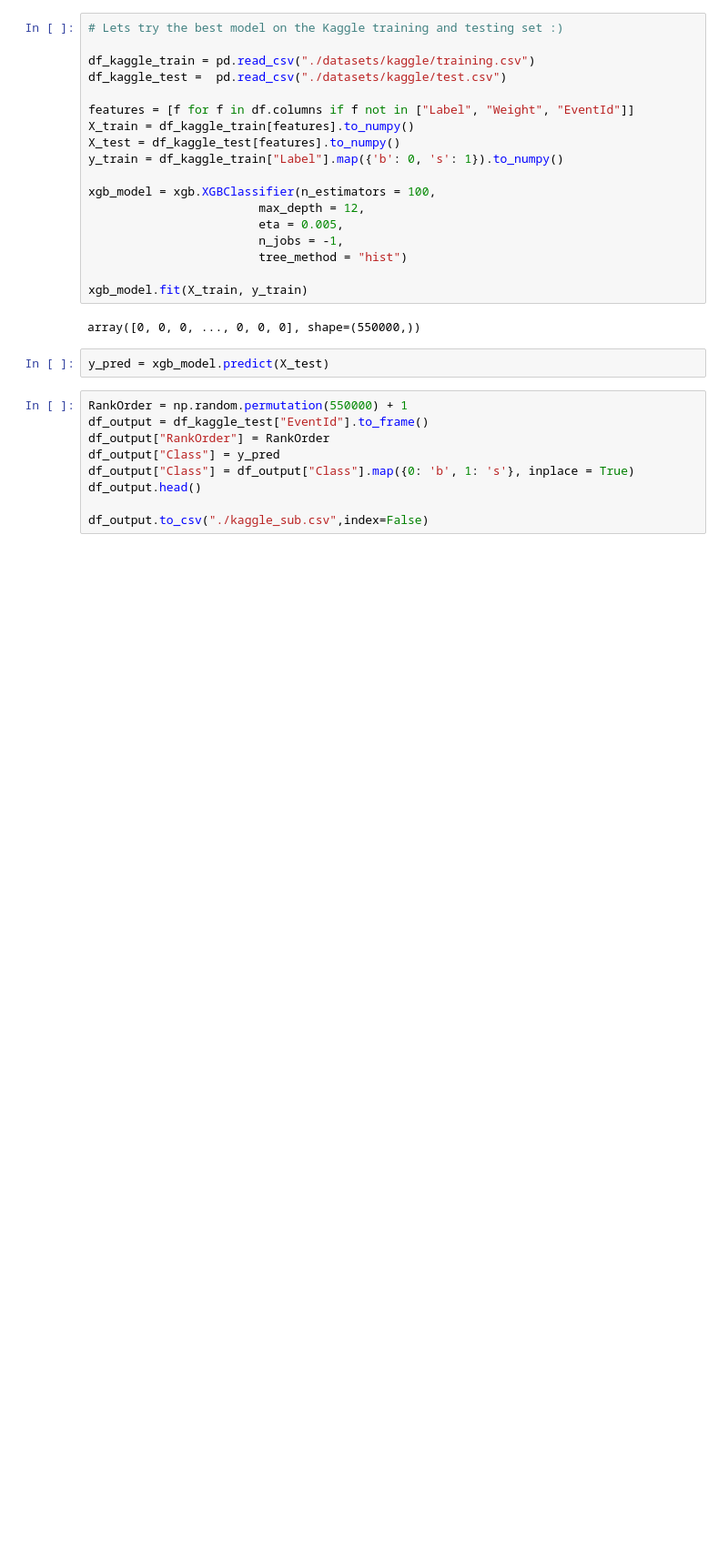
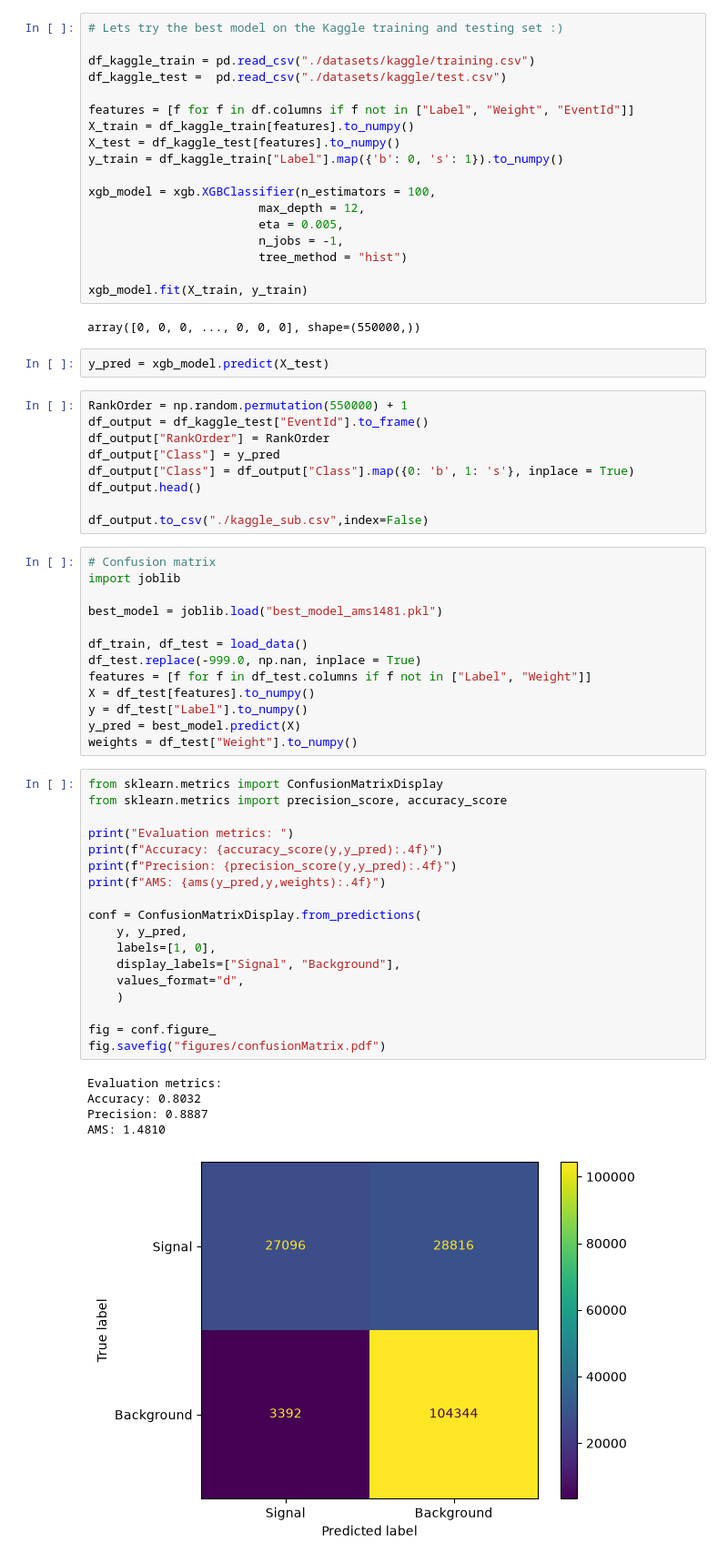
Before and after one commit to Olle-Andersson/MLP-final-project, a Jupyter notebook: training.ipynb, the cells around one changed output. Shown at 91% size. Cells and saved outputs as stored; diff of their text form; blank space fills up the shorter version.

Commit message:
Added confusion

```diff
--- a/training.ipynb
+++ b/training.ipynb
@@ -249,3 +247,40 @@ df_output["Class"] = df_output["Class"].map({0: 'b', 1: 's'}, inplace = True)
 df_output.head()
 
 df_output.to_csv("./kaggle_sub.csv",index=False)
+# %%
+# Confusion matrix
+import joblib
+
+best_model = joblib.load("best_model_ams1481.pkl")
+
+df_train, df_test = load_data()
+df_test.replace(-999.0, np.nan, inplace = True)
+features = [f for f in df_test.columns if f not in ["Label", "Weight"]]
+X = df_test[features].to_numpy()
+y = df_test["Label"].to_numpy()
+y_pred = best_model.predict(X)
+weights = df_test["Weight"].to_numpy()
+# %%
+from sklearn.metrics import ConfusionMatrixDisplay
+from sklearn.metrics import precision_score, accuracy_score
+
+print("Evaluation metrics: ")
+print(f"Accuracy: {accuracy_score(y,y_pred):.4f}")
+print(f"Precision: {precision_score(y,y_pred):.4f}")
+print(f"AMS: {ams(y_pred,y,weights):.4f}")
+
+conf = ConfusionMatrixDisplay.from_predictions(
+    y, y_pred,
+    labels=[1, 0],
+    display_labels=["Signal", "Background"],
+    values_format="d",
+    )
+
+fig = conf.figure_
+fig.savefig("figures/confusionMatrix.pdf")
+# %% [output]
+Evaluation metrics:
+Accuracy: 0.8032
+Precision: 0.8887
+AMS: 1.4810
+[figure, added]
```
Also changed, not shown: parts of 1 cell of this notebook, 2 other files.
